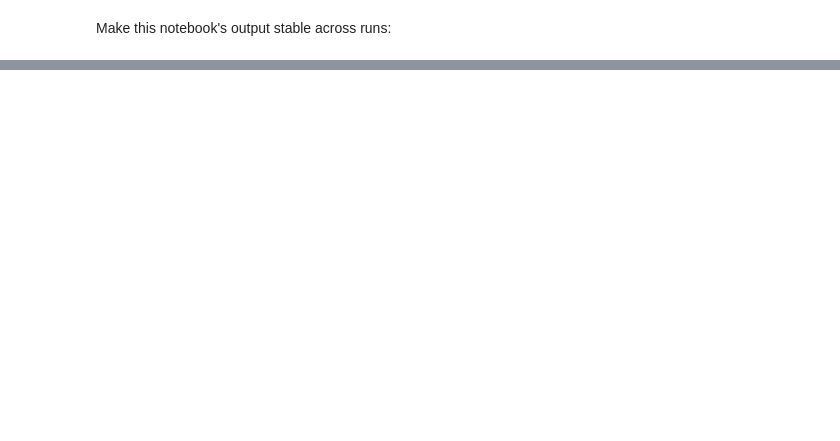
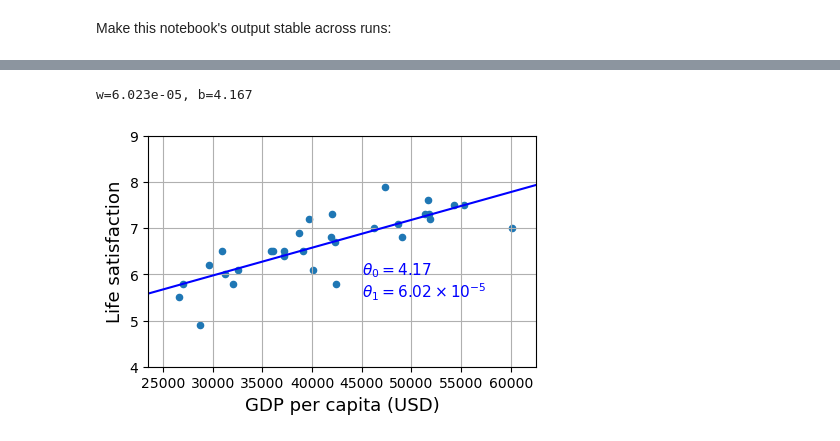
Before and after one commit to Jonikulov/Hands-On-Machine-Learning-3, a Jupyter notebook: 01. The Machine Learning Landscape.ipynb, the cells around one changed output, grey strips where cells are left out. Cells and saved outputs as stored; diff of their text form; code cells hidden in the pictures; blank space fills up the shorter version.

```diff
--- a/01. The Machine Learning Landscape.ipynb
+++ b/01. The Machine Learning Landscape.ipynb
@@ -675,0 +291,30 @@ plt.show()
+# %%
+X_sample = country_stats[[gdp_col]].values
+y_sample = country_stats[lifesat_col].values
+
+lin_reg = LinearRegression()
+lin_reg.fit(X_sample, y_sample)
+
+w, b = lin_reg.coef_[0], lin_reg.intercept_
+print(f"w={w:.3e}, b={b:.3f}")
+# %% [output]
+w=6.023e-05, b=4.167
+# %%
+country_stats.plot(
+    kind="scatter",
+    x=gdp_col,
+    y=lifesat_col,
+    figsize=(5, 3),
+    grid=True
+)
+
+X = np.linspace(min_gdp, max_gdp, 1000)
+plt.plot(X, w * X + b, c='b')
+
+plt.text(x=45_000, y=6, s=fr"$\theta_0={b:.2f}$", c='b', size=11)
+plt.text(x=45_000, y=5.5, s=fr"$\theta_1={w * 1e+5:.2f} \times 10^{{-5}}$", c='b', size=11)
+
+plt.axis([min_gdp, max_gdp, min_life_sat, max_life_sat])
+plt.show()
+# %% [output]
+[figure, added]
```
Also changed, not shown: parts of 65 cells of this notebook, 3 other files.
